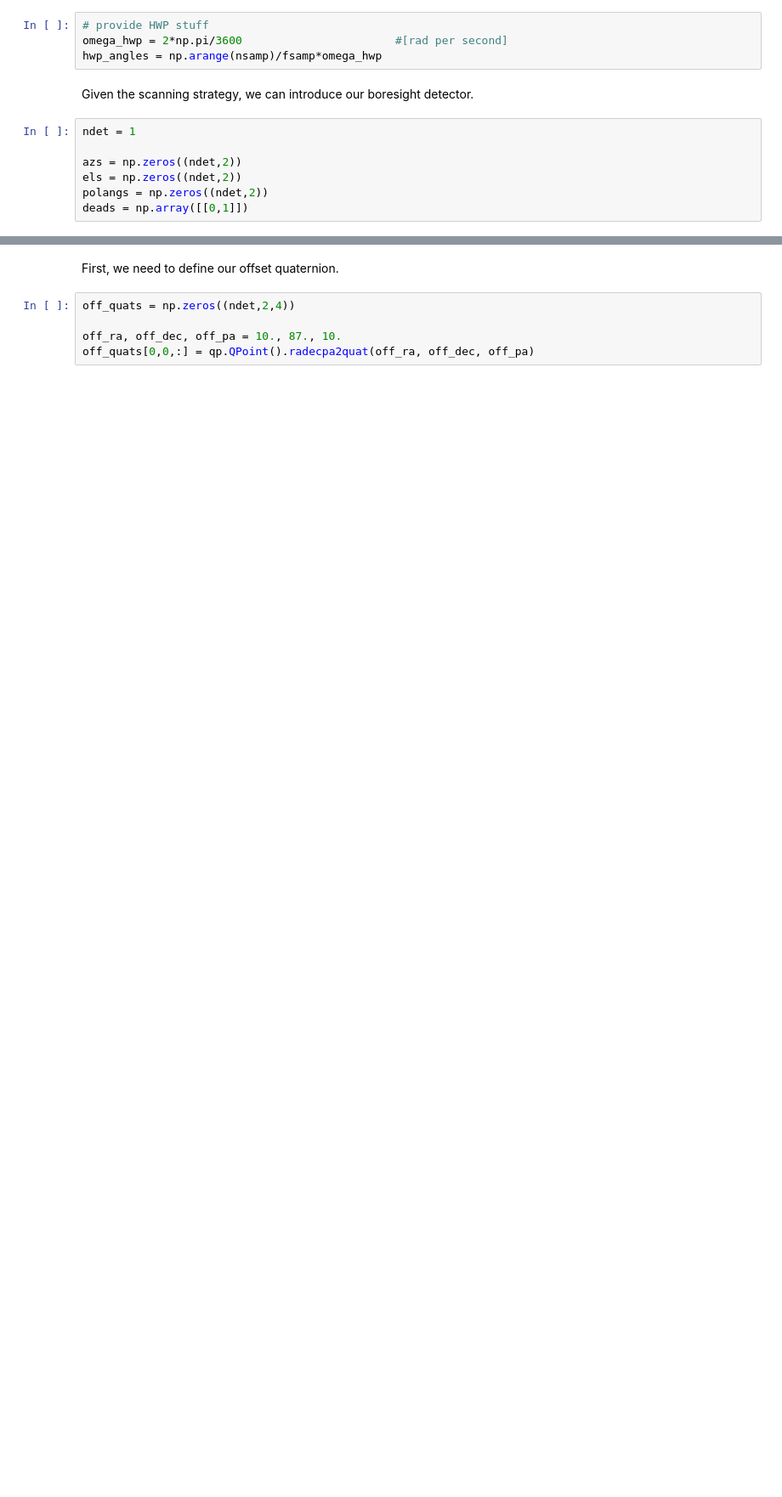
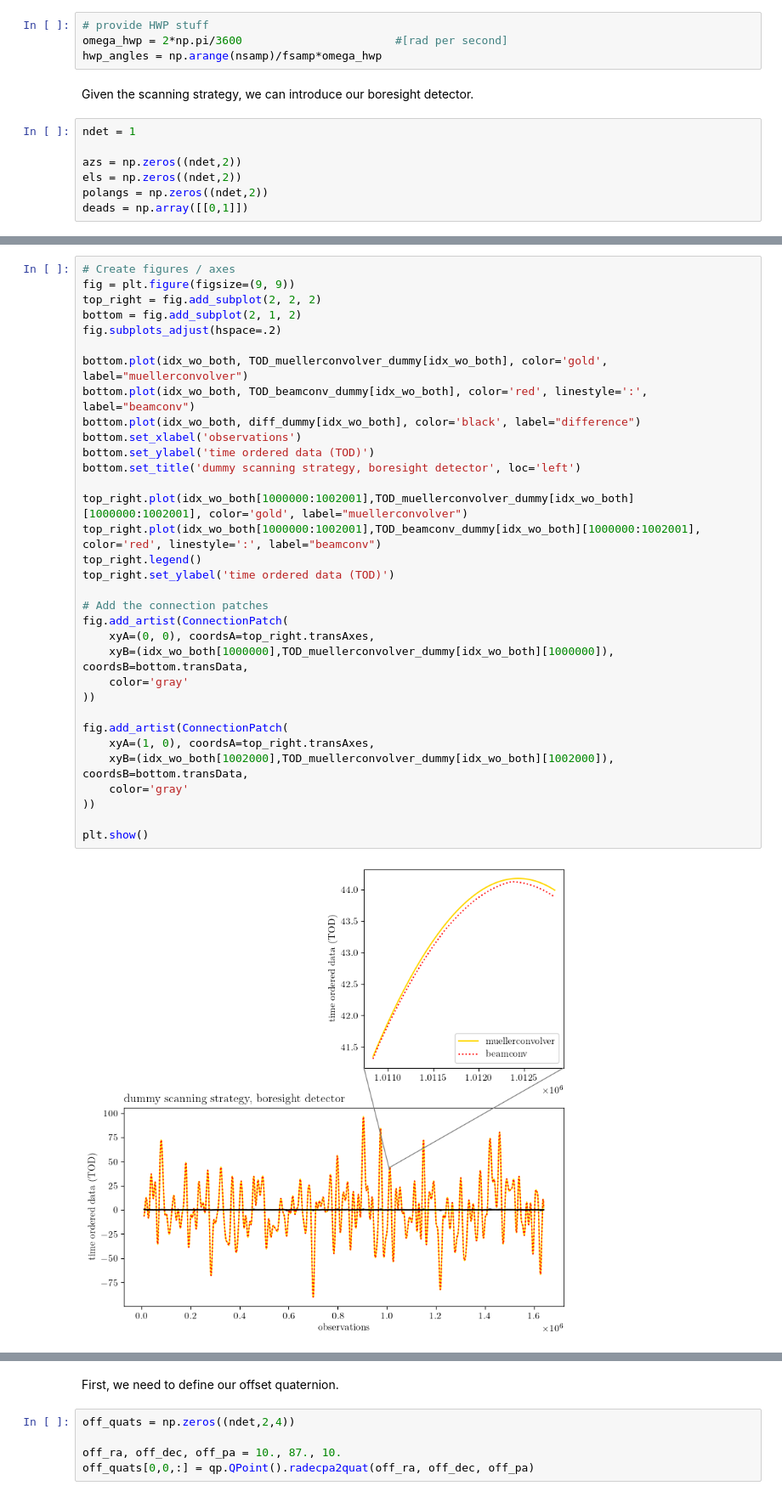
Before and after one commit to martamonelli/CMB-Inflate_WP4, a Jupyter notebook: aaa_comparison.ipynb, the cells around one changed output, grey strips where cells are left out. Shown at 85% size. Saved outputs shown, nothing was run; the diff lists cells and outputs as text; blank space fills up the shorter version.

```diff
--- a/aaa_comparison.ipynb
+++ b/aaa_comparison.ipynb
@@ -369,2 +380,37 @@ plt.show()
+# %%
+# Create figures / axes
+fig = plt.figure(figsize=(9, 9))
+top_right = fig.add_subplot(2, 2, 2)
+bottom = fig.add_subplot(2, 1, 2)
+fig.subplots_adjust(hspace=.2)
+
+bottom.plot(idx_wo_both, TOD_muellerconvolver_dummy[idx_wo_both], color='gold', label="muellerconvolver")
+bottom.plot(idx_wo_both, TOD_beamconv_dummy[idx_wo_both], color='red', linestyle=':', label="beamconv")
+bottom.plot(idx_wo_both, diff_dummy[idx_wo_both], color='black', label="difference")
+bottom.set_xlabel('observations')
+bottom.set_ylabel('time ordered data (TOD)')
+bottom.set_title('dummy scanning strategy, boresight detector', loc='left')
+
+top_right.plot(idx_wo_both[1000000:1002001],TOD_muellerconvolver_dummy[idx_wo_both][1000000:1002001], color='gold', label="muellerconvolver")
+top_right.plot(idx_wo_both[1000000:1002001],TOD_beamconv_dummy[idx_wo_both][1000000:1002001], color='red', linestyle=':', label="beamconv")
+top_right.legend()
+top_right.set_ylabel('time ordered data (TOD)')
+
+# Add the connection patches
+fig.add_artist(ConnectionPatch(
+    xyA=(0, 0), coordsA=top_right.transAxes,
+    xyB=(idx_wo_both[1000000],TOD_muellerconvolver_dummy[idx_wo_both][1000000]), coordsB=bottom.transData,
+    color='gray'
+))
+
+fig.add_artist(ConnectionPatch(
+    xyA=(1, 0), coordsA=top_right.transAxes,
+    xyB=(idx_wo_both[1002000],TOD_muellerconvolver_dummy[idx_wo_both][1002000]), coordsB=bottom.transData,
+    color='gray'
+))
+
+plt.show()
+# %% [output]
+[figure, added]
 # %%
 # L2 error
```
Also changed, not shown: parts of 65 cells of this notebook.
